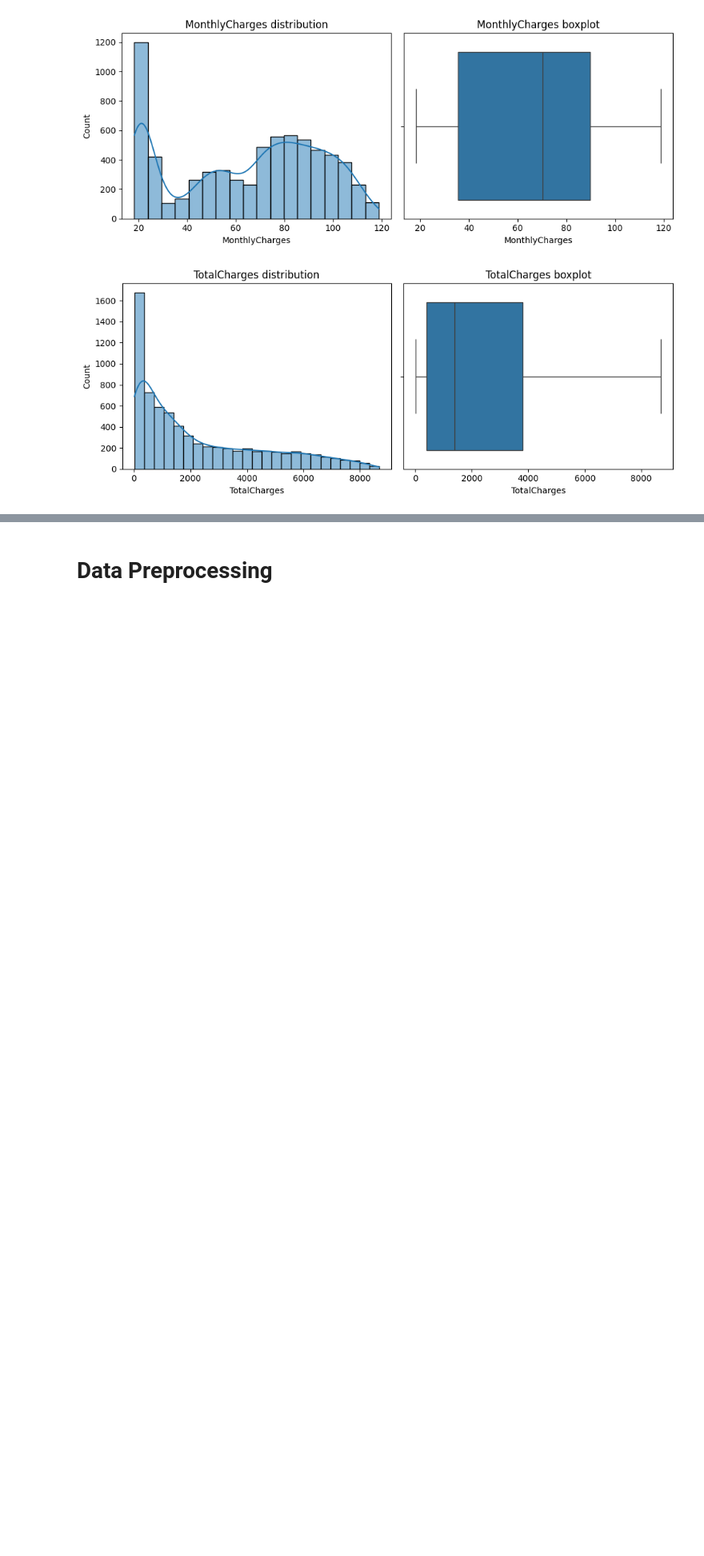
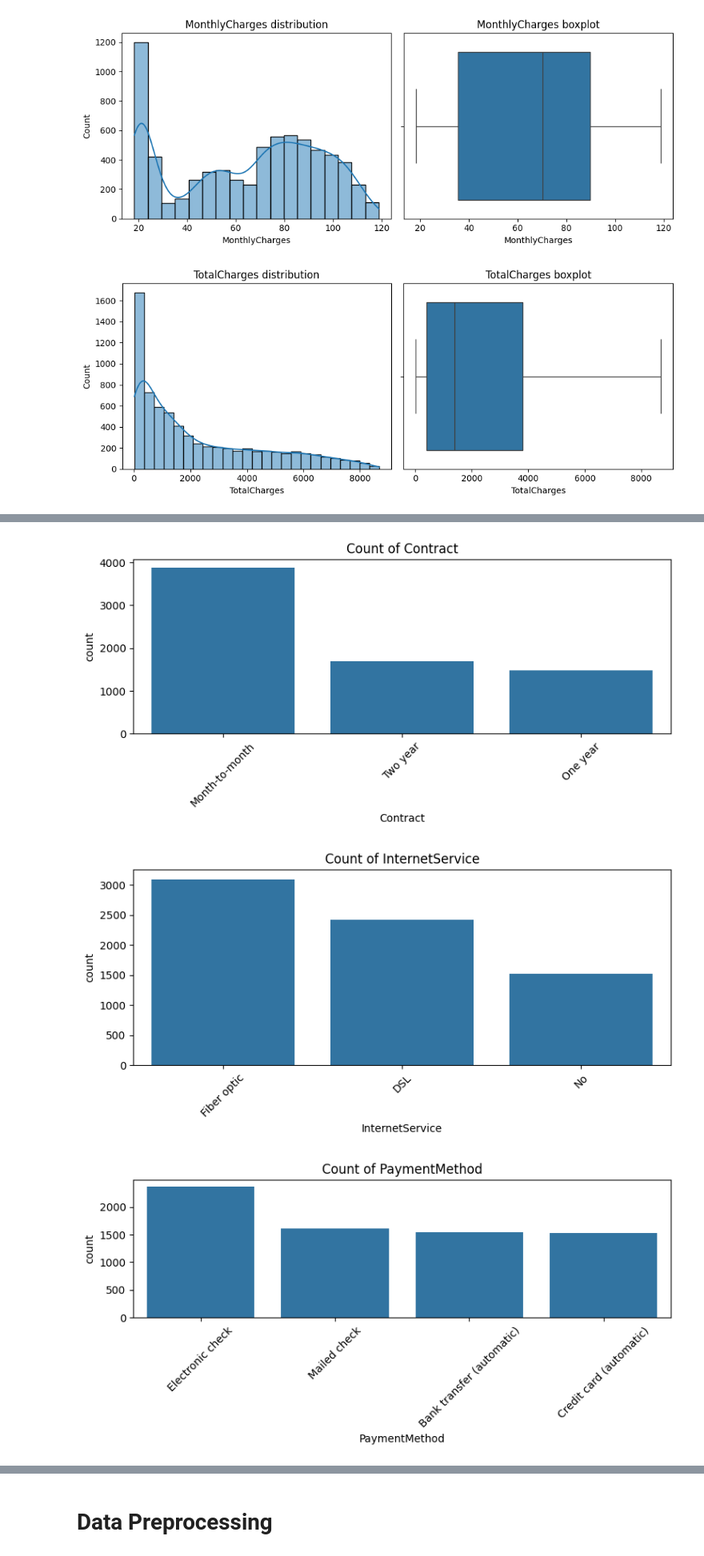
Before and after one commit to thaveesha-mL4v/ML_CW, a Jupyter notebook: MLCW.ipynb, the cells around one changed output, grey strips where cells are left out. Shown at 80% size. Cells and saved outputs as stored; diff of their text form; code cells hidden in the pictures; blank space fills up the shorter version.

```diff
--- a/MLCW.ipynb
+++ b/MLCW.ipynb
@@ -226,0 +236,16 @@ for col in numeric_cols:
+# %%
+# For categorical features
+
+important_categoricals = ['Contract','InternetService','PaymentMethod','PaperlessBilling','OnlineSecurity','TechSupport']
+for col in important_categoricals:
+    if col in df_two.columns:
+        plt.figure(figsize=(8,4))
+        sns.countplot(data=df_two, x=col, order=df_two[col].value_counts().index)
+        plt.title(f"Count of {col}")
+        plt.xticks(rotation=45)
+        plt.tight_layout()
+        plt.show()
+# %% [output]
+[figure, added]
+[figure, added]
+[figure, added]
```
Also changed, not shown: parts of 5 cells of this notebook.
